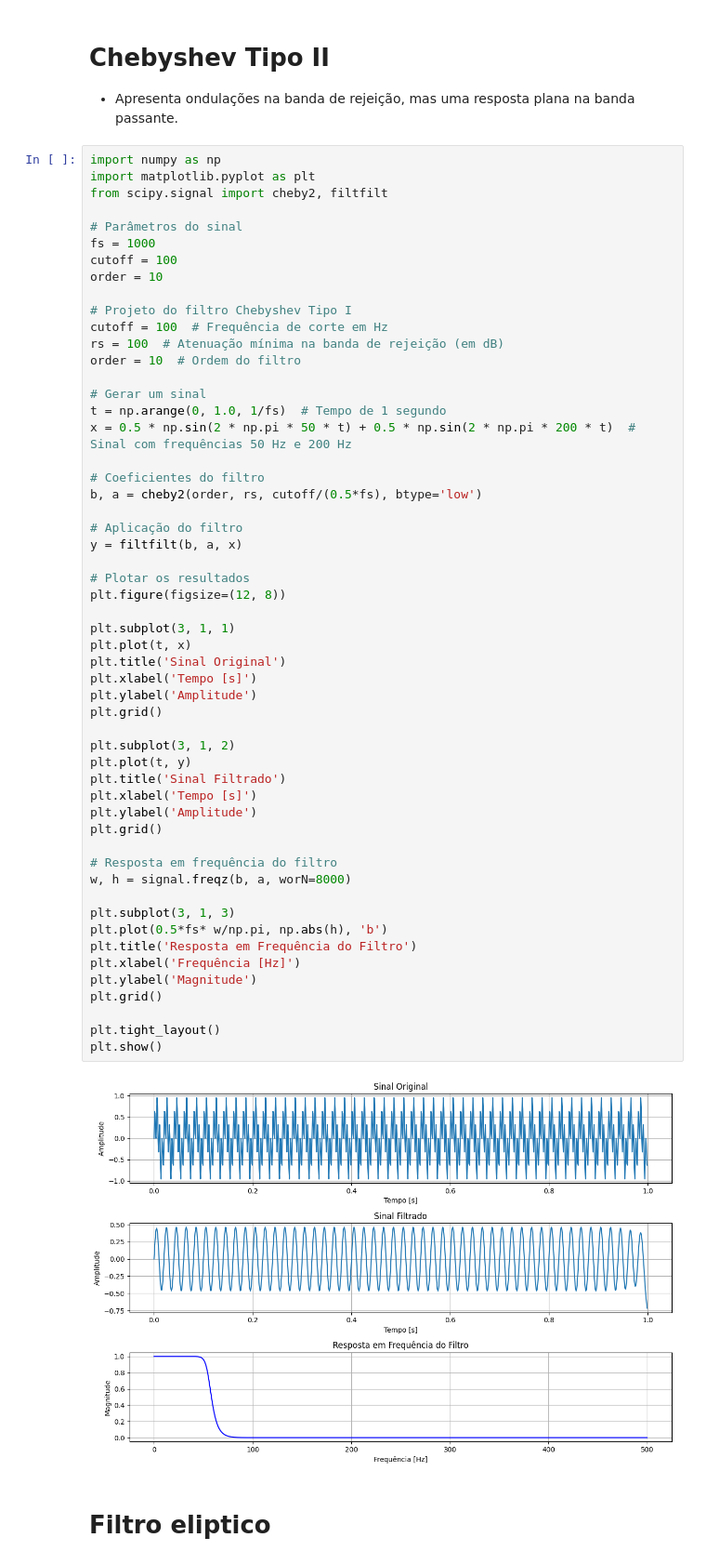
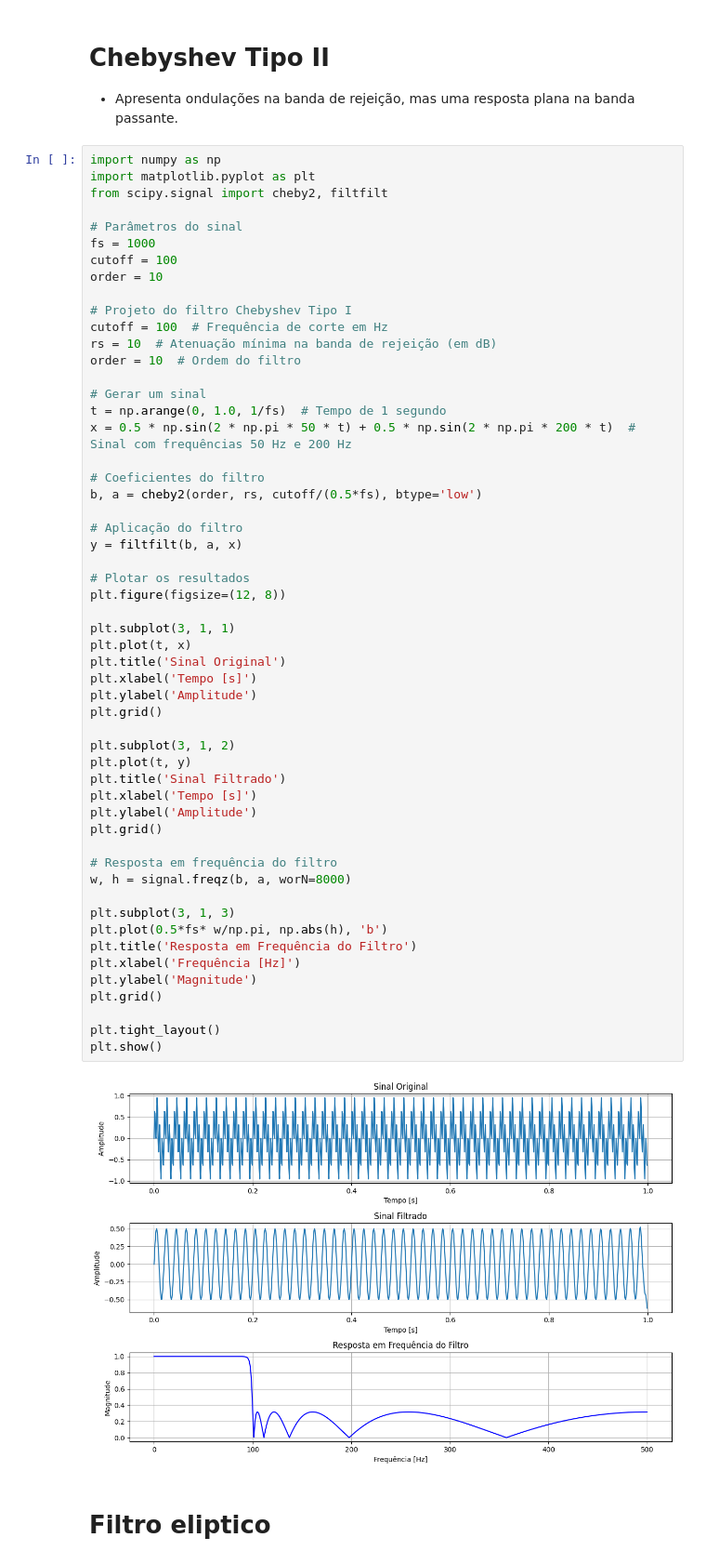
Before and after one commit to viniciusfs14/Scientific-Initiation, a Jupyter notebook: tiposdefiltros.ipynb, the cells around one changed output. Shown at 93% size. Cells and saved outputs as stored; diff of their text form.

```diff
--- a/tiposdefiltros.ipynb
+++ b/tiposdefiltros.ipynb
@@ -241,7 +241,7 @@ order = 10
 
 # Projeto do filtro Chebyshev Tipo I
 cutoff = 100  # Frequência de corte em Hz
-rs = 100  # Atenuação mínima na banda de rejeição (em dB)
+rs = 10  # Atenuação mínima na banda de rejeição (em dB)
 order = 10  # Ordem do filtro
 
 # Gerar um sinal
@@ -257,34 +257,34 @@ y = filtfilt(b, a, x)
 # Plotar os resultados
 plt.figure(figsize=(12, 8))
 
 plt.subplot(3, 1, 1)
 plt.plot(t, x)
 plt.title('Sinal Original')
 plt.xlabel('Tempo [s]')
 plt.ylabel('Amplitude')
 plt.grid()
 
 plt.subplot(3, 1, 2)
 plt.plot(t, y)
 plt.title('Sinal Filtrado')
 plt.xlabel('Tempo [s]')
 plt.ylabel('Amplitude')
 plt.grid()
 
 # Resposta em frequência do filtro
 w, h = signal.freqz(b, a, worN=8000)
 
 plt.subplot(3, 1, 3)
 plt.plot(0.5*fs* w/np.pi, np.abs(h), 'b')
 plt.title('Resposta em Frequência do Filtro')
 plt.xlabel('Frequência [Hz]')
 plt.ylabel('Magnitude')
 plt.grid()
 
 plt.tight_layout()
 plt.show()
 # %% [output]
-[figure, old version]
+[figure, new version]
 # %% [markdown]
 # Filtro eliptico
 # %% [markdown]
```
